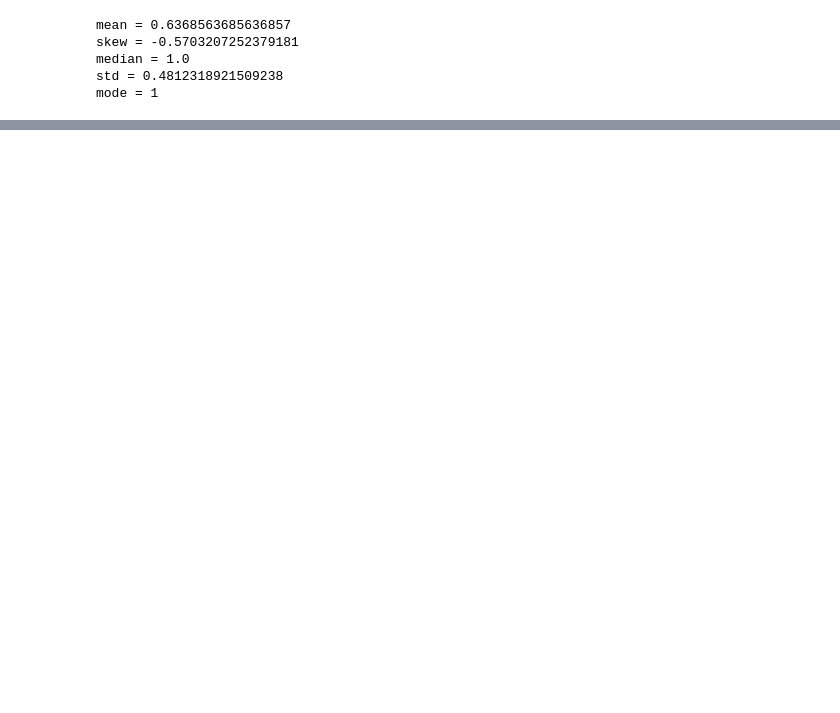
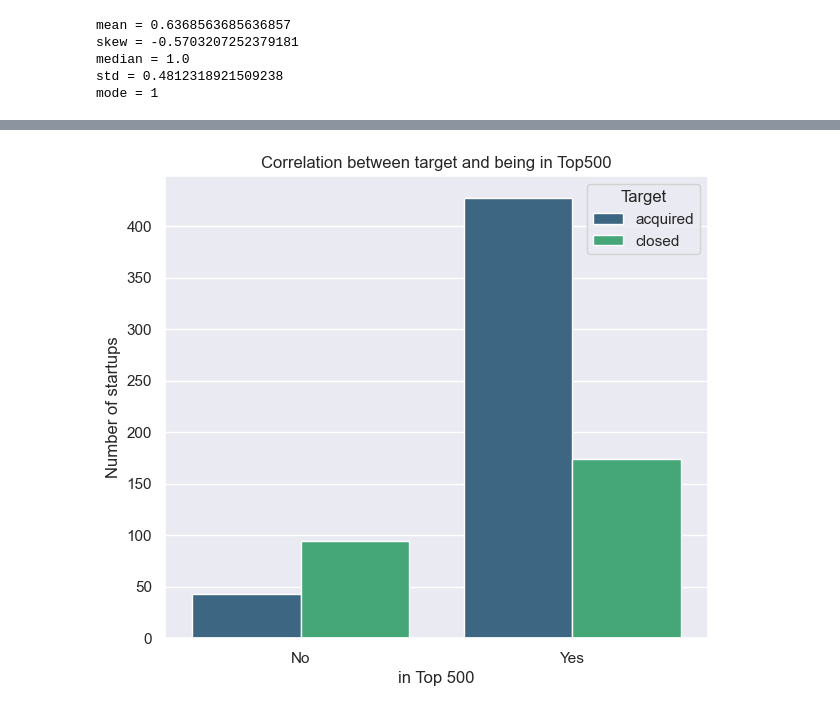
Before and after one commit to Liri-Be/DataMining, a Jupyter notebook: part-1/part1.ipynb, the cells around one changed output, grey strips where cells are left out. Cells and saved outputs as stored; diff of their text form; code cells hidden in the pictures; blank space fills up the shorter version.

```diff
--- a/part-1/part1.ipynb
+++ b/part-1/part1.ipynb
@@ -187,0 +211,13 @@ ax = sb.heatmap(df_correlations, annot=False, vmin=-1, vmax=1, center=0, cmap='c
+# %%
+data_frame.loc[data_frame['in_Top500'] == 1, 'in_Top500_str'] = 'Yes'
+data_frame.loc[data_frame['in_Top500'] == 0, 'in_Top500_str'] = 'No'
+# %%
+plt.figure(figsize=(7, 6))
+sb.countplot(x='in_Top500_str', hue='Target', data=data_frame, palette='viridis')
+plt.title('Correlation between target and being in Top500')
+plt.xlabel('in Top 500')
+plt.ylabel('Number of startups')
+# plt.legend(title='Target', labels=['No', 'Yes'])
+plt.show()
+# %% [output]
+[figure, added]
```
Also changed, not shown: parts of 22 cells of this notebook, 1 other file.
